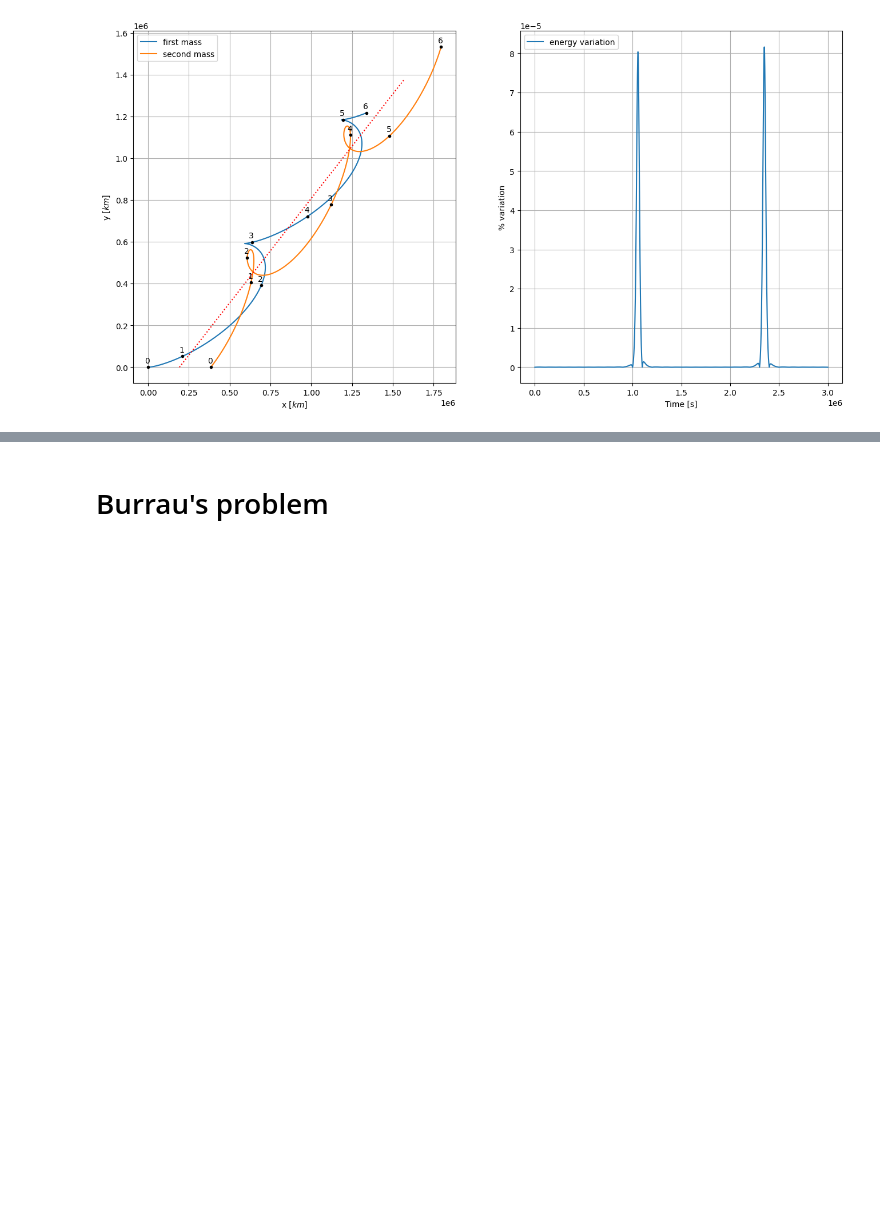
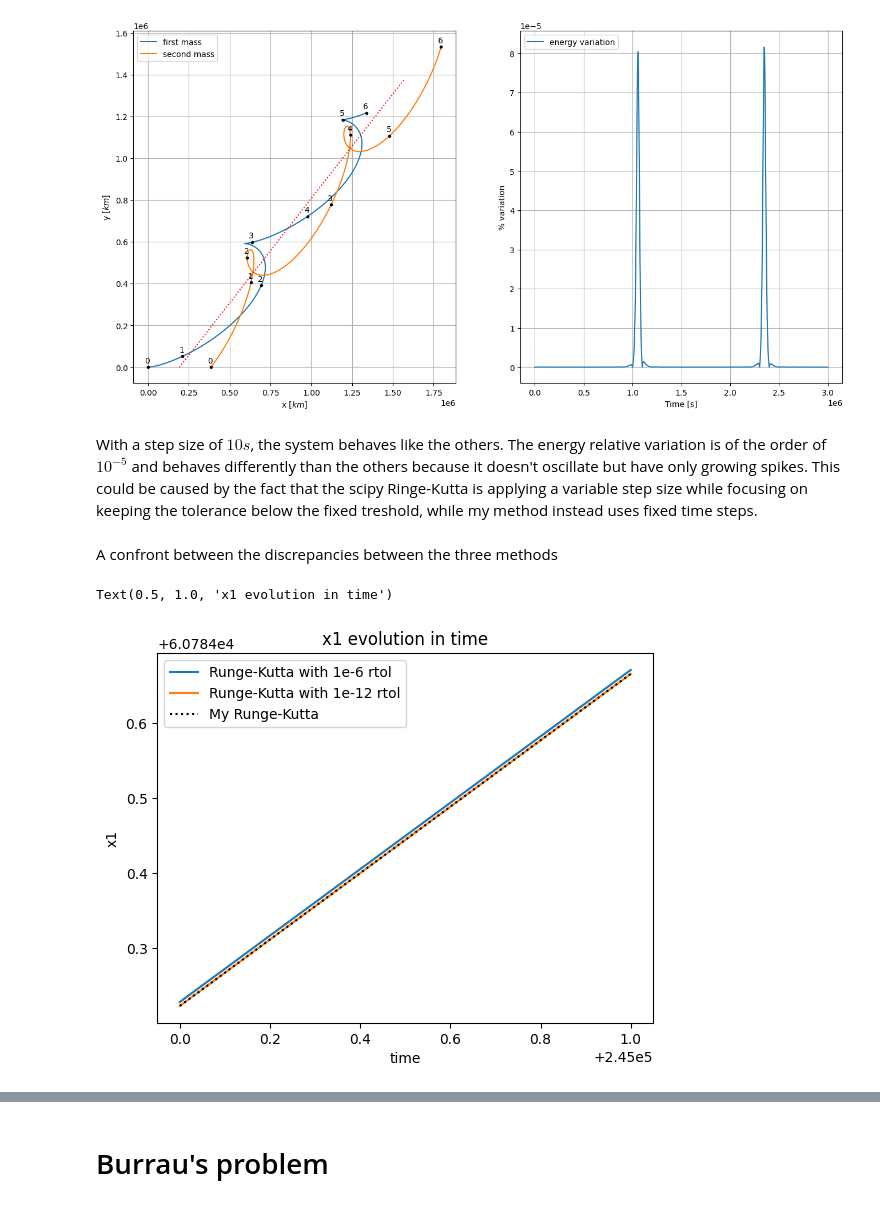
Before and after one commit to Giacomo-Menegatti/Celestial-Mechanics, a Jupyter notebook: Homework2/Homework2.ipynb, the cells around one changed output, grey strips where cells are left out. Drawn from its saved outputs; the diff is of its cells as text; code cells hidden in the pictures; blank space fills up the shorter version.

```diff
--- a/Homework2/Homework2.ipynb
+++ b/Homework2/Homework2.ipynb
@@ -153,18 +167,18 @@ t0, tf = 0, 3e6
 y0 = np.concatenate((r1, r2, v1, v2), axis=None)
 
 #With dense output I obtain the interpolating function
-Y = solve_ivp(two_body_ODE, y0=y0, args=(GM,), t_span=(t0, tf), dense_output=True, rtol=1e-6)
+Y1 = solve_ivp(two_body_ODE, y0=y0, args=(GM,), t_span=(t0, tf), dense_output=True, rtol=1e-6)
 
-plot_orbits(Y.sol, GM)
+plot_orbits(Y1.sol, GM, t0=t0, tf=tf)
 # %% [output]
 [figure]
 # %% [markdown]
 In this plot, I added the black points to give some information about how the trajectories are percorred in time. I didn't write the complete timing information for these points to keep the plot cleaner. Each point is separated by the one before by $5\cdot 10 ^5 s$.
 The energy is growing with sudden spikes in corrispondence of the close encounters.
 # %%
-Y = solve_ivp(two_body_ODE, y0=y0, args=(GM,), t_span=(t0, tf), dense_output=True, rtol=1e-12)
+Y2 = solve_ivp(two_body_ODE, y0=y0, args=(GM,), t_span=(t0, tf), dense_output=True, rtol=1e-12)
 
-plot_orbits(Y.sol, GM)
+plot_orbits(Y2.sol, GM, t0=t0, tf=tf)
 # %% [output]
 [figure]
 # %% [markdown]
@@ -174,8 +188,25 @@ With a smaller relative tollerance, the trajectories remain pretty much the same
 # I have to fix it manually here for my integrator
 
 TB_ODE = lambda t,y : two_body_ODE(t,y, GM=GM)
-T, Y = RK(TB_ODE, y0=y0, t0=t0, tf=tf, h=1e1)
+T, Y3 = RK(TB_ODE, y0=y0, t0=t0, tf=tf, h=1e1)
 
-plot_orbits(Y, GM)
+plot_orbits(Y3, GM, t0=t0, tf=tf)
 # %% [output]
 [figure]
+# %% [markdown]
+With a step size of $10s$, the system behaves like the others. The energy relative variation is of the order of $10^{-5}$ and behaves differently than the others because it doesn't oscillate but have only growing spikes. This could be caused by the fact that the scipy Ringe-Kutta is applying a variable step size while focusing on keeping the tolerance below the fixed treshold, while my method instead uses fixed time steps.
+# %% [markdown]
+A confront between the discrepancies between the three methods
+# %%
+T = np.linspace(2.45e5, 2.45e5 + 1e0, 1000)
+
+plt.plot(T, Y1.sol(T)[0], label = 'Runge-Kutta with 1e-6 rtol')
+plt.plot(T, Y2.sol(T)[0], label = 'Runge-Kutta with 1e-12 rtol')
+plt.xlabel('time')
+plt.ylabel('x1')
+plt.plot(T, Y3(T)[0], 'k:',  label = 'My Runge-Kutta')
+plt.legend()
+plt.title('x1 evolution in time')
+# %% [output]
+Text(0.5, 1.0, 'x1 evolution in time')
+[figure, added]
```
Also changed, not shown: parts of 8 cells of this notebook.
